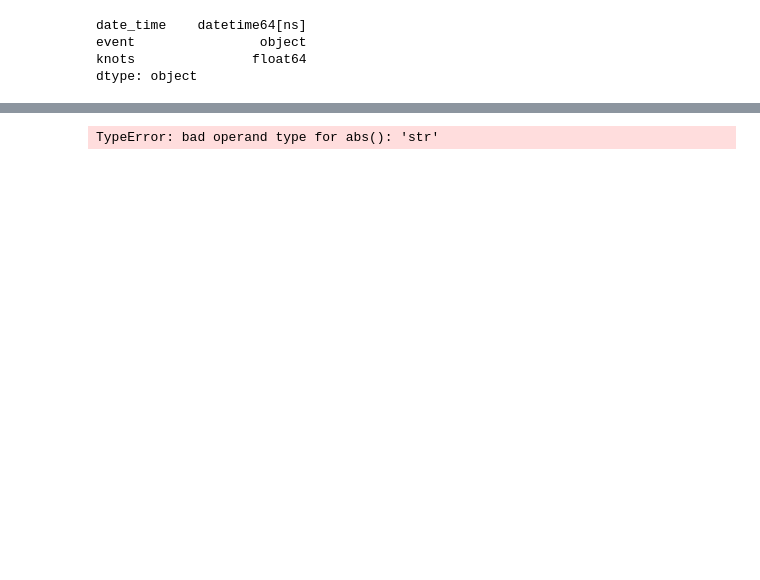
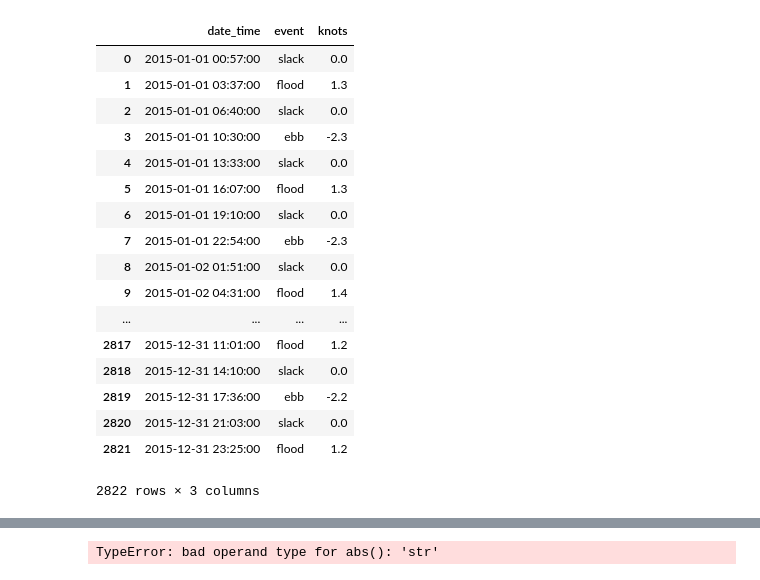
Before and after one commit to btq/nyc_waterways_viz, a Jupyter notebook: python/noaaCurrentScraper.ipynb, the cells around one changed output, grey strips where cells are left out. Drawn from its saved outputs; the diff is of its cells as text; code cells hidden in the pictures; blank space fills up the shorter version.

```diff
--- a/python/noaaCurrentScraper.ipynb
+++ b/python/noaaCurrentScraper.ipynb
@@ -73,12 +175,27 @@ dtype: object
 # %%
 newdf = df.convert_objects(convert_dates=True,convert_numeric=True)
 newdf['date_time']=pd.to_datetime(df['date_time'])
 newdf.dtypes
+newdf
 # %% [output]
+|  | date_time | event | knots |
+| 0 | 2015-01-01 00:57:00 | slack | 0.0 |
+| 1 | 2015-01-01 03:37:00 | flood | 1.3 |
+| 2 | 2015-01-01 06:40:00 | slack | 0.0 |
+| 3 | 2015-01-01 10:30:00 | ebb | -2.3 |
+| 4 | 2015-01-01 13:33:00 | slack | 0.0 |
+| 5 | 2015-01-01 16:07:00 | flood | 1.3 |
+| 6 | 2015-01-01 19:10:00 | slack | 0.0 |
+| 7 | 2015-01-01 22:54:00 | ebb | -2.3 |
+| 8 | 2015-01-02 01:51:00 | slack | 0.0 |
+| 9 | 2015-01-02 04:31:00 | flood | 1.4 |
+| ... | ... | ... | ... |
+| 2817 | 2015-12-31 11:01:00 | flood | 1.2 |
+| 2818 | 2015-12-31 14:10:00 | slack | 0.0 |
+| 2819 | 2015-12-31 17:36:00 | ebb | -2.2 |
+| 2820 | 2015-12-31 21:03:00 | slack | 0.0 |
+| 2821 | 2015-12-31 23:25:00 | flood | 1.2 |
-date_time    datetime64[ns]
-event                object
-knots               float64
-dtype: object
+2822 rows × 3 columns
 # %%
 print newdf['date_time'][1]-frame['date_time'][1]
 # %% [output]
```
Also changed, not shown: parts of 8 cells of this notebook.
